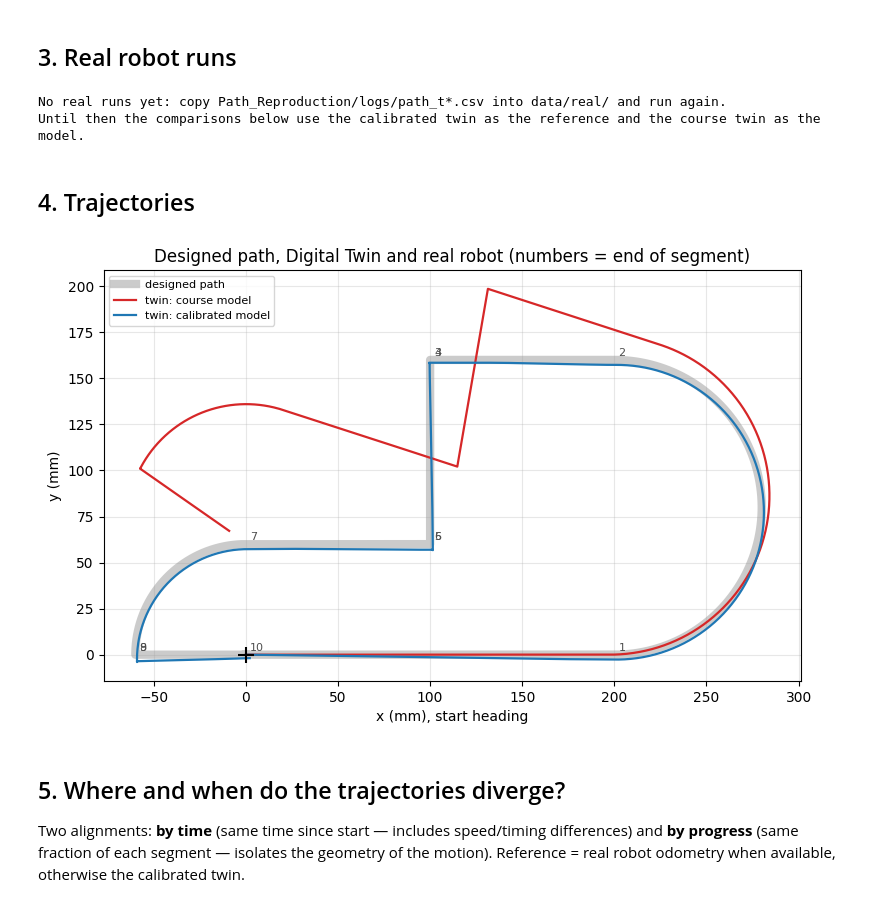
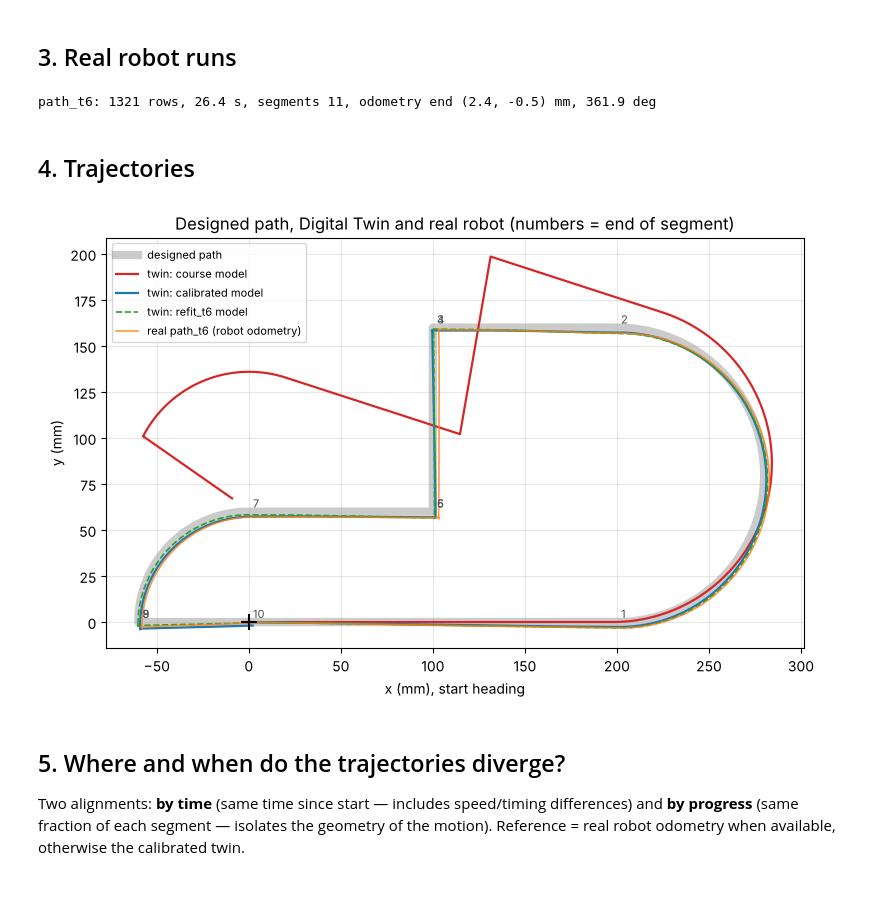
Before and after one commit to comradeofjustice/Bristol_odometry, a Jupyter notebook: 05_path_reproduction/analysis/path_reproduction_twin_vs_real.ipynb, the cells around one changed output. Saved outputs shown, nothing was run; the diff lists cells and outputs as text; code cells hidden in the pictures.

```diff
--- a/05_path_reproduction/analysis/path_reproduction_twin_vs_real.ipynb
+++ b/05_path_reproduction/analysis/path_reproduction_twin_vs_real.ipynb
@@ -101,31 +103,31 @@ if real:
 else:
     print("No real runs yet: copy Path_Reproduction/logs/path_t*.csv into data/real/ and run again.")
     print("Until then the comparisons below use the calibrated twin as the reference and the course twin as the model.")
-REF_NAME = "real (mean)" if real else "calibrated twin"
+REF_NAME = ("real " + " + ".join(real)) if real else "calibrated twin"
 # %% [output]
-No real runs yet: copy Path_Reproduction/logs/path_t*.csv into data/real/ and run again.
-Until then the comparisons below use the calibrated twin as the reference and the course twin as the model.
+path_t6: 1321 rows, 26.4 s, segments 11, odometry end (2.4, -0.5) mm, 361.9 deg
 # %% [markdown]
 ## 4. Trajectories
 # %%
 fig, ax = plt.subplots(figsize=(9, 6))
 ax.plot(nominal.x_mm, nominal.y_mm, color="0.6", lw=6, alpha=0.5, label="designed path")
 ax.plot(runs["course"].x_true_mm, runs["course"].y_true_mm, color="C3", lw=1.6, label="twin: course model")
 ax.plot(runs["calibrated"].x_true_mm, runs["calibrated"].y_true_mm, color="C0", lw=1.6, label="twin: calibrated model")
+ax.plot(runs["refit_t6"].x_true_mm, runs["refit_t6"].y_true_mm, color="C2", lw=1.2, ls="--", label="twin: refit_t6 model")
 for k, df in real.items():
     ax.plot(df.x_mm, df.y_mm, color="C1", lw=1.2, alpha=0.8, label=f"real {k} (robot odometry)")
 for i, row in nominal.groupby("segment").last().iterrows():
     if i >= 1:
         ax.annotate(str(i), (row.x_mm, row.y_mm), fontsize=8, color="0.3", xytext=(3, 3), textcoords="offset points")
 ax.scatter([0], [0], marker="+", s=120, color="k", zorder=5)
 ax.set_aspect("equal"); ax.grid(alpha=0.3); ax.legend(fontsize=8, loc="upper left")
 ax.set_xlabel("x (mm), start heading"); ax.set_ylabel("y (mm)")
 ax.set_title("Designed path, Digital Twin and real robot (numbers = end of segment)")
 os.makedirs(f"{BASE}/analysis", exist_ok=True)
 plt.savefig(f"{BASE}/analysis/trajectories.png", dpi=120, bbox_inches="tight")
 plt.show()
 # %% [output]
-[figure, old version]
+[figure, new version]
 # %% [markdown]
 ## 5. Where and when do the trajectories diverge?
 
```
Also changed, not shown: parts of 8 cells of this notebook, 19 other files.
